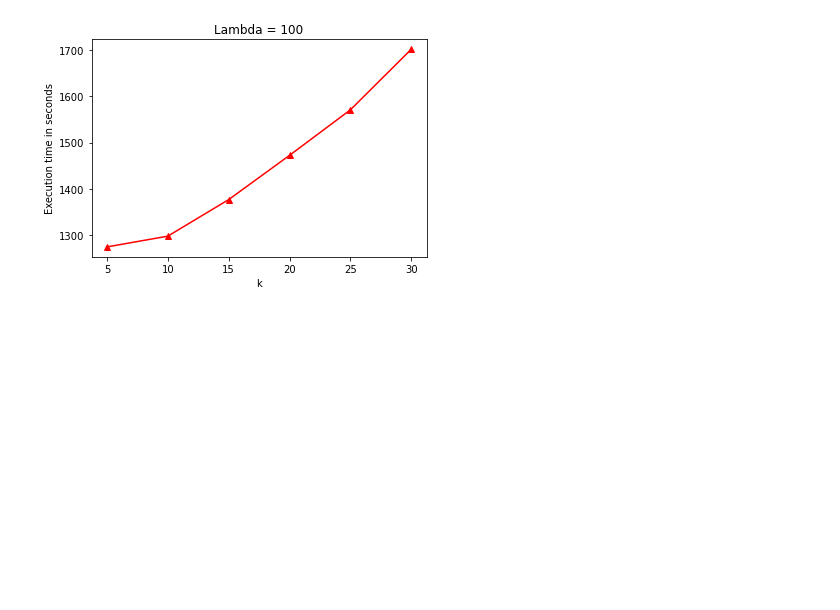
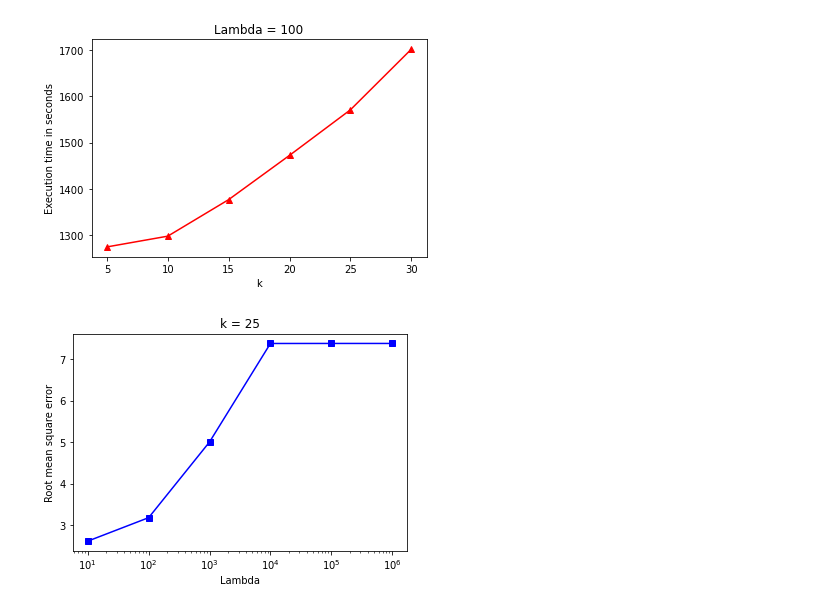
Before and after one commit to ddlee19/cmsc35300_project, a Jupyter notebook: notebook.ipynb, the cells around one changed output. Cells and saved outputs as stored; diff of their text form; code cells hidden in the pictures; blank space fills up the shorter version.

Commit message:
added code and graphs

```diff
--- a/notebook.ipynb
+++ b/notebook.ipynb
@@ -251,3 +251,17 @@ plt.savefig('k_ExecT.pdf', bbox_inches='tight')
 plt.show()
 # %% [output]
 [figure]
+# %%
+lambd_list = [kwargs['lambd'] for kwargs in new_kwargs_list if kwargs['k'] == 25]
+RMS_list_lambd = [kwargs['average_RMS'] for kwargs in new_kwargs_list if kwargs['k'] == 25]
+execT_list_lambd = [kwargs['executionTime'] for kwargs in new_kwargs_list if kwargs['k'] == 25]
+# %%
+plt.plot(lambd_list, RMS_list_lambd, '-bs')
+plt.xscale('log')
+plt.xlabel('Lambda')
+plt.ylabel('Root mean square error')
+plt.title('k = 25')
+plt.savefig('lambd_RMSE.pdf', bbox_inches='tight')
+plt.show()
+# %% [output]
+[figure, added]
```
Also changed, not shown: parts of 1 cell of this notebook, 2 other files.
